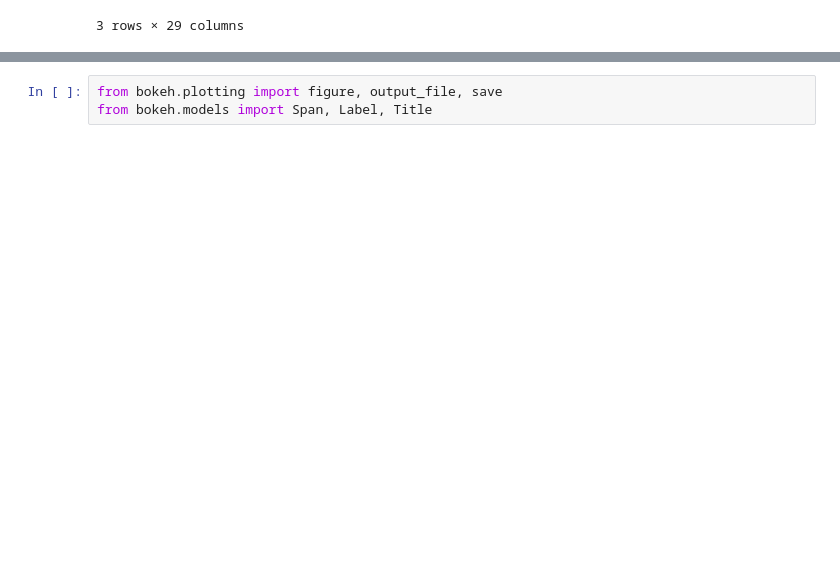
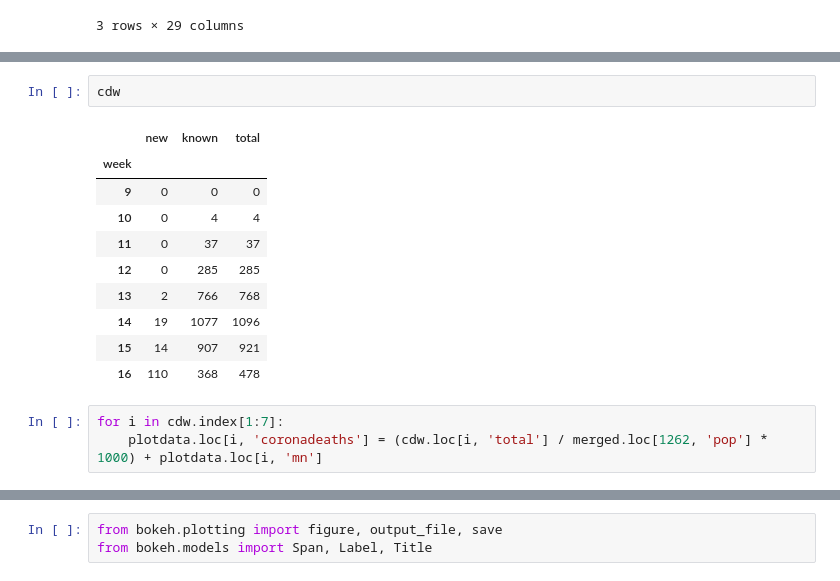
Before and after one commit to gidven/nl-mortality-covid, a Jupyter notebook: weekly-mortality.ipynb, the cells around one changed output, grey strips where cells are left out. Drawn from its saved outputs; the diff is of its cells as text; blank space fills up the shorter version.

```diff
--- a/weekly-mortality.ipynb
+++ b/weekly-mortality.ipynb
@@ -151,0 +192,16 @@ plotdata.head(3)
+# %%
+cdw
+# %% [output]
+|  | new | known | total |
+| week |  |  |  |
+| 9 | 0 | 0 | 0 |
+| 10 | 0 | 4 | 4 |
+| 11 | 0 | 37 | 37 |
+| 12 | 0 | 285 | 285 |
+| 13 | 2 | 766 | 768 |
+| 14 | 19 | 1077 | 1096 |
+| 15 | 14 | 907 | 921 |
+| 16 | 110 | 368 | 478 |
+# %%
+for i in cdw.index[1:7]:
+    plotdata.loc[i, 'coronadeaths'] = (cdw.loc[i, 'total'] / merged.loc[1262, 'pop'] * 1000) + plotdata.loc[i, 'mn']
```
Also changed, not shown: parts of 12 cells of this notebook, 4 other files.
